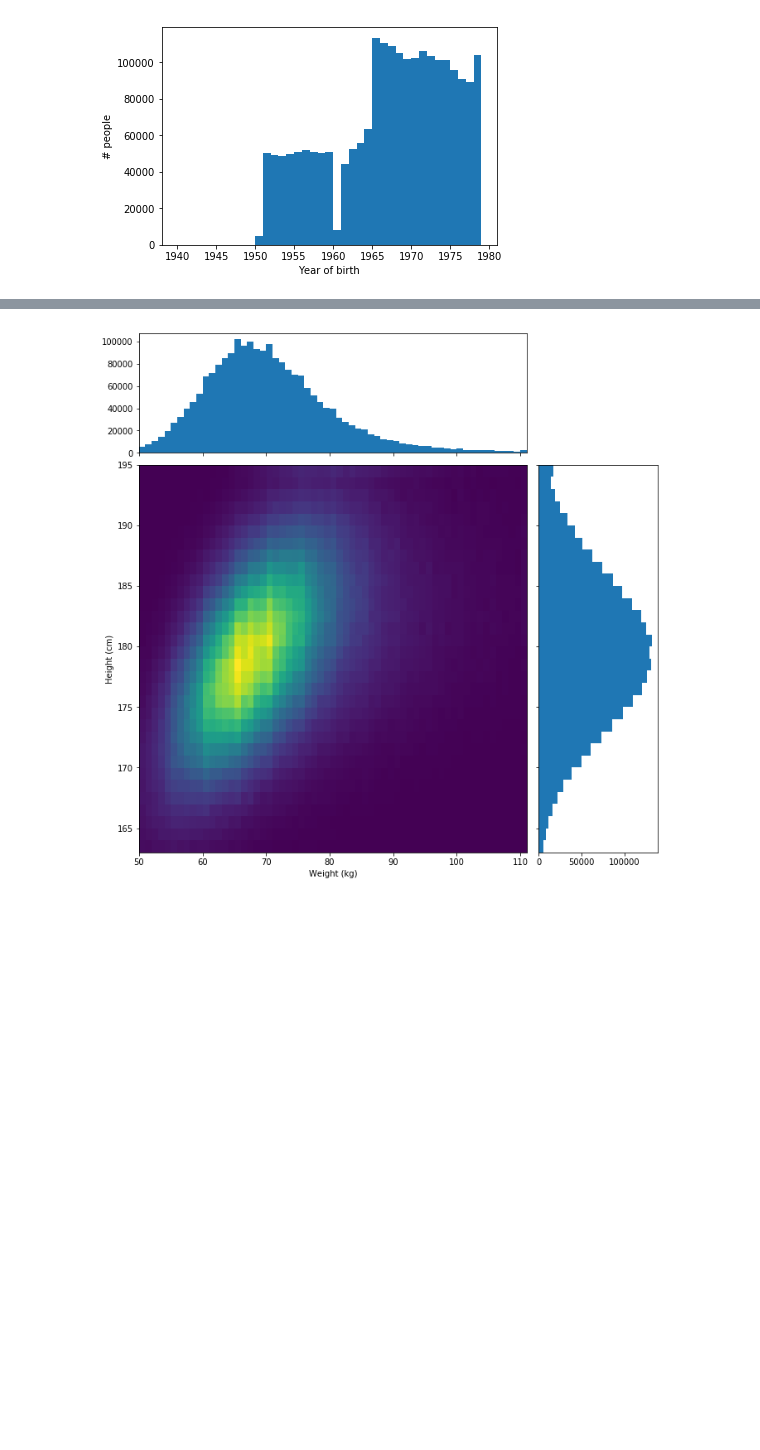
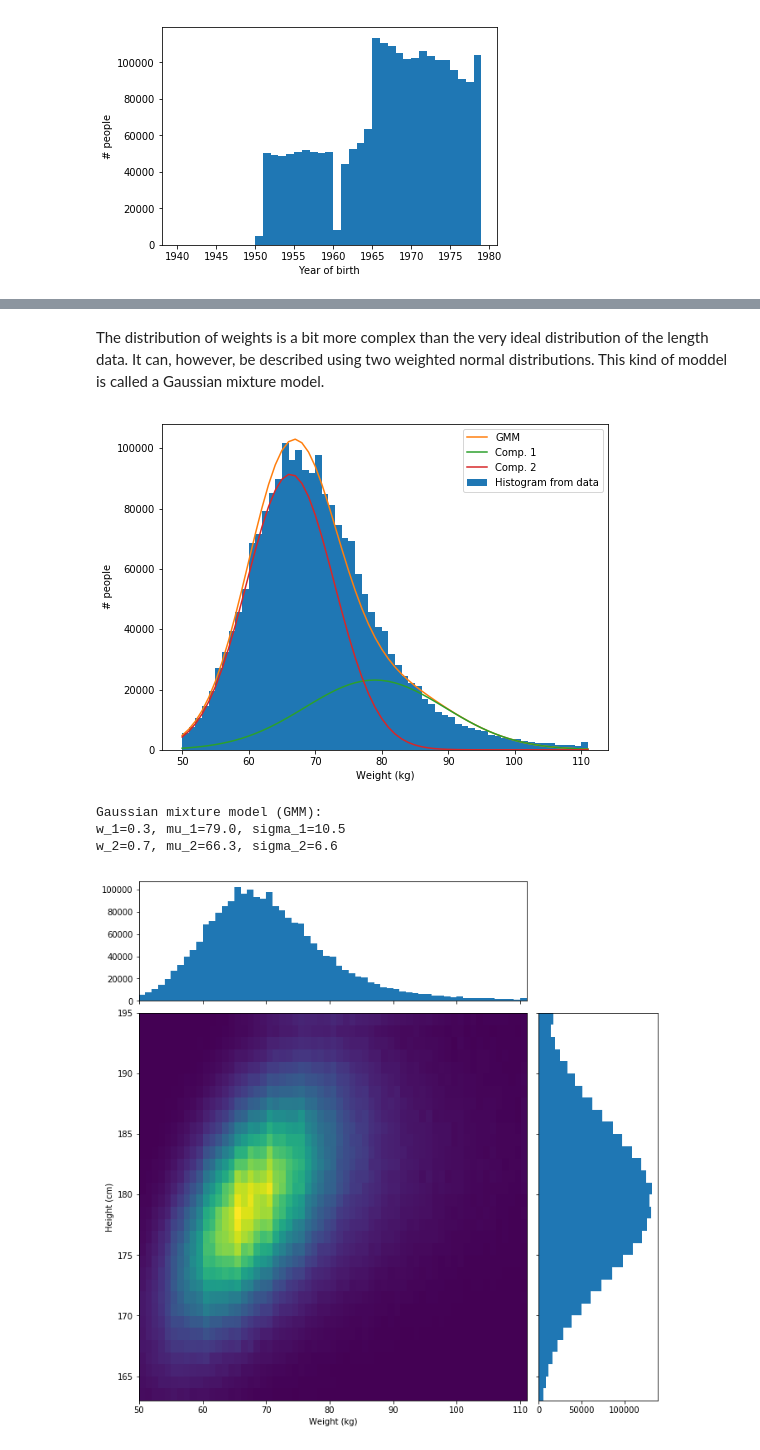
Before and after one commit to fredrikwahlberg/5LN445, a Jupyter notebook: Statistics - INSARK.ipynb, the cells around one changed output, grey strips where cells are left out. Drawn from its saved outputs; the diff is of its cells as text; code cells hidden in the pictures; blank space fills up the shorter version.

```diff
--- a/Statistics - INSARK.ipynb
+++ b/Statistics - INSARK.ipynb
@@ -115,3 +107,34 @@ plt.show()
+# %% [markdown]
+The distribution of weights is a bit more complex than the very ideal distribution of the length data. It can, however, be described using two weighted normal distributions. This kind of moddel is called a Gaussian mixture model.
+# %%
+from sklearn.mixture import GaussianMixture
+
+gmm = GaussianMixture(n_components=2)
+gmm.fit(np.vstack(np.random.choice(weight, size=100000)))
+x = np.unique(weight)
+
+plt.figure(figsize=(8, 6))
+plt.hist(weight, x, label="Histogram from data")
+plt.plot(x, np.exp(gmm.score_samples(np.vstack(x)))*len(weight), label="GMM")
+plt.plot(x,
+         (norm(gmm.means_[0], np.sqrt(gmm.covariances_[0])).pdf(x)*len(weight)*gmm.weights_[0]).ravel(),
+         label="Comp. 1")
+plt.plot(x,
+         (norm(gmm.means_[1],np.sqrt(gmm.covariances_[1])).pdf(x)*len(weight)*gmm.weights_[1]).ravel(),
+         label="Comp. 2")
+plt.xlabel("Weight (kg)")
+plt.ylabel("# people")
+plt.legend(loc='upper right')
+plt.show()
+
+print("Gaussian mixture model (GMM):")
+print("w_1=%.1f, mu_1=%.1f, sigma_1=%.1f" % (gmm.weights_[0], gmm.means_[0], np.sqrt(gmm.covariances_[0])))
+print("w_2=%.1f, mu_2=%.1f, sigma_2=%.1f" % (gmm.weights_[1], gmm.means_[1], np.sqrt(gmm.covariances_[1])))
+# %% [output]
+[figure, added]
+Gaussian mixture model (GMM):
+w_1=0.3, mu_1=79.0, sigma_1=10.5
+w_2=0.7, mu_2=66.3, sigma_2=6.6
 # %%
 from matplotlib.ticker import NullFormatter
 
```
Also changed, not shown: parts of 4 cells of this notebook.
